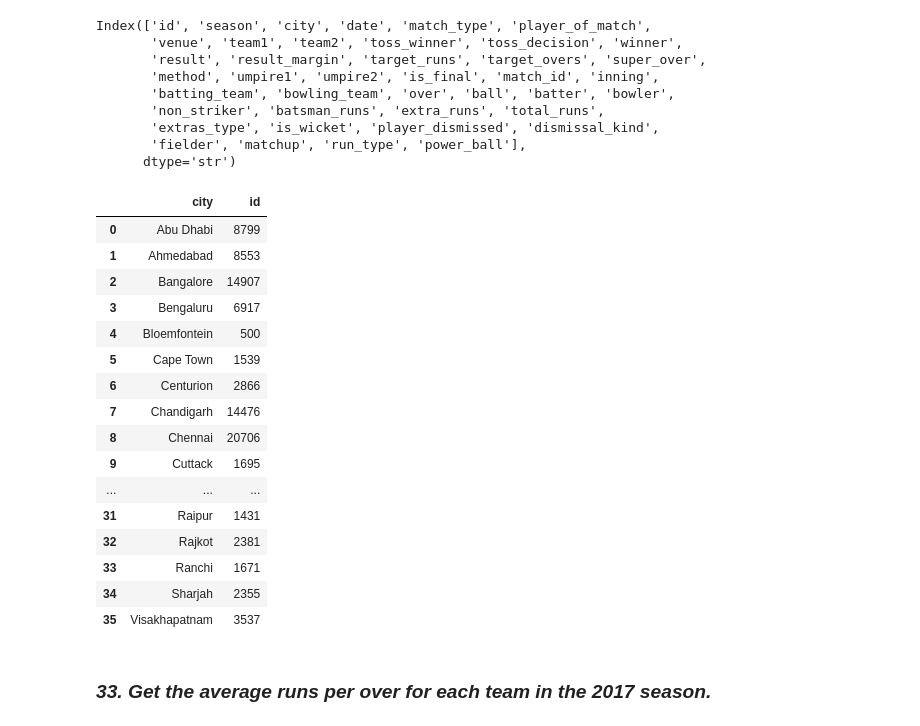
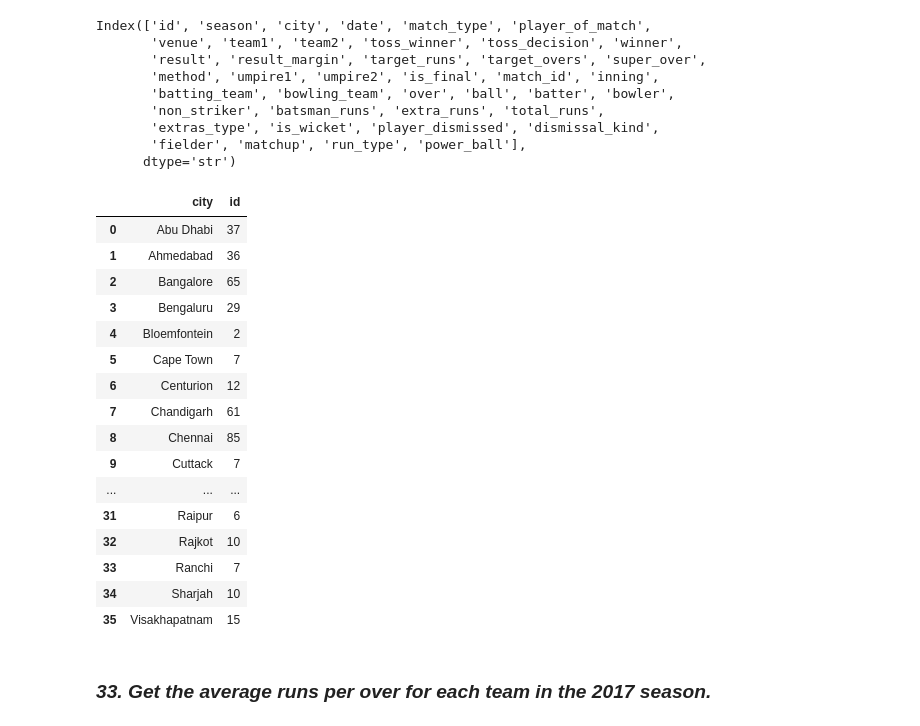
Before and after one commit to PrathamIngole/Data-Science, a Jupyter notebook: EDA/practice_on_dataSets/Match-delivery.ipynb, the cells around one changed output. Cells and saved outputs as stored; diff of their text form; code cells hidden in the pictures.

```diff
--- a/EDA/practice_on_dataSets/Match-delivery.ipynb
+++ b/EDA/practice_on_dataSets/Match-delivery.ipynb
@@ -743,24 +743,24 @@ Index(['id', 'season', 'city', 'date', 'match_type', 'player_of_match',
        'fielder', 'matchup', 'run_type', 'power_ball'],
       dtype='str')
 # %%
-combined.groupby(by = ["city"])["id"].count().reset_index()
+matches.groupby(by = ["city"])["id"].count().reset_index()
 # %% [output]
 |  | city | id |
-| 0 | Abu Dhabi | 8799 |
-| 1 | Ahmedabad | 8553 |
-| 2 | Bangalore | 14907 |
-| 3 | Bengaluru | 6917 |
-| 4 | Bloemfontein | 500 |
-| 5 | Cape Town | 1539 |
-| 6 | Centurion | 2866 |
-| 7 | Chandigarh | 14476 |
-| 8 | Chennai | 20706 |
-| 9 | Cuttack | 1695 |
+| 0 | Abu Dhabi | 37 |
+| 1 | Ahmedabad | 36 |
+| 2 | Bangalore | 65 |
+| 3 | Bengaluru | 29 |
+| 4 | Bloemfontein | 2 |
+| 5 | Cape Town | 7 |
+| 6 | Centurion | 12 |
+| 7 | Chandigarh | 61 |
+| 8 | Chennai | 85 |
+| 9 | Cuttack | 7 |
 | ... | ... | ... |
-| 31 | Raipur | 1431 |
-| 32 | Rajkot | 2381 |
-| 33 | Ranchi | 1671 |
-| 34 | Sharjah | 2355 |
-| 35 | Visakhapatnam | 3537 |
+| 31 | Raipur | 6 |
+| 32 | Rajkot | 10 |
+| 33 | Ranchi | 7 |
+| 34 | Sharjah | 10 |
+| 35 | Visakhapatnam | 15 |
 # %% [markdown]
 ### ***33. Get the average runs per over for each team in the 2017 season.***
```
Also changed, not shown: parts of 22 cells of this notebook, 2 other files.
